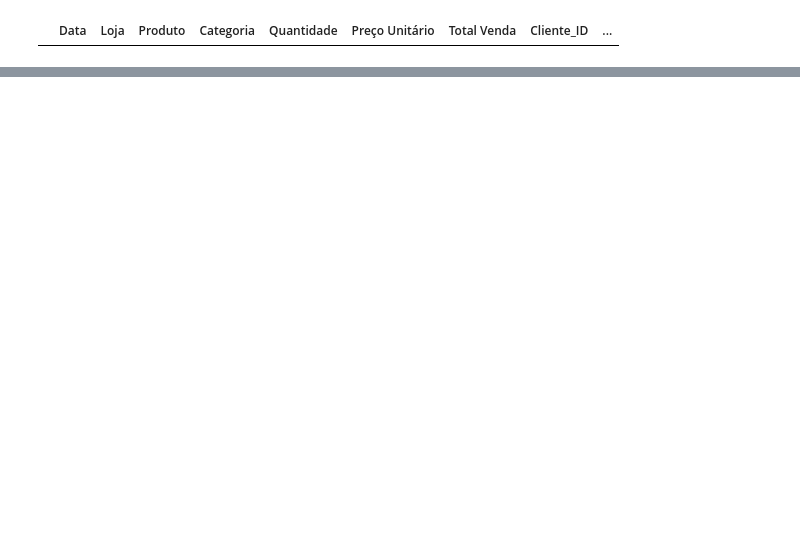
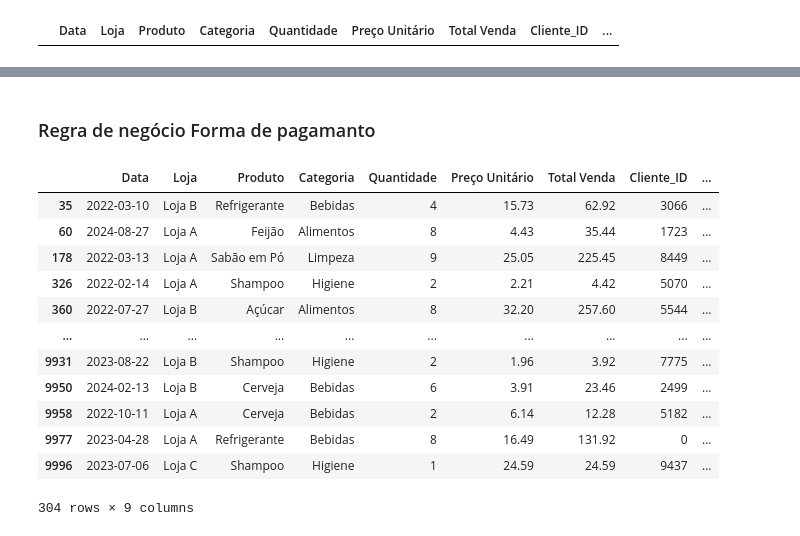
Before and after one commit to jailtonmonteiro/Supermercado, a Jupyter notebook: notebook/tratamento.ipynb, the cells around one changed output, grey strips where cells are left out. Cells and saved outputs as stored; diff of their text form; code cells hidden in the pictures; blank space fills up the shorter version.

```diff
--- a/notebook/tratamento.ipynb
+++ b/notebook/tratamento.ipynb
@@ -208,3 +209,3 @@ See the caveats in the documentation: https://pandas.pydata.org/pandas-docs/stab
 # %%
-dados['Preço Unitário'].fillna(mediaPreco, inplace=True)
-dados.loc[(dados['Preço Unitário'] < 0.50) | (dados['Preço Unitário'] > 500.0)] = mediaPreco
+# Preenchimento de preços vazios
+dados['Preço Unitário'] = dados['Preço Unitário'].fillna(mediaPreco)
@@ -217,0 +212,3 @@ For example, when doing 'df[col].method(value, inplace=True)', try using 'df.met
+# %%
+# Preenchimento de valores incorretos
+dados.loc[((dados['Preço Unitário'] < 0.50) | (dados['Preço Unitário'] > 500.0)), 'Preço Unitário'] = mediaPreco
@@ -257,5 +262,3 @@ dados.loc[dados['Total Venda'] != (dados['Preço Unitário'] * dados['Quantidade
 | 9991 | 2023-05-04 00:00:00.000000 | Loja A | Pasta de Dente | Higiene | 6 | 35.05 | NaN | 9151 | ... |
 | 9995 | 2022-02-04 00:00:00.000000 | Loja B | Sabão em Pó | Limpeza | 10 | 22.42 | NaN | 5088 | ... |
 3633 rows × 9 columns
-# %%
-dados['Total Venda'].loc[dados['Total Venda'] != (dados['Preço Unitário'] * dados['Quantidade'])] = dados['Quantidade'] * dados['Preço Unitário']
@@ -277 +265,4 @@ See the caveats in the documentation: https://pandas.pydata.org/pandas-docs/stab
+# %%
+# Preenchimento de valores corretos na coluna seguindo a formúla
+dados['Total Venda'] = dados['Preço Unitário'] * dados['Quantidade']
 # %%
@@ -280,0 +292,19 @@ dados.loc[dados['Total Venda'] != (dados['Preço Unitário'] * dados['Quantidade
+# %% [markdown]
+### Regra de negócio Forma de pagamanto
+# %%
+# Verificando valores vazios na forma de pagamento
+dados.loc[dados['Forma_Pagamento'].isnull()]
+# %% [output]
+|  | Data | Loja | Produto | Categoria | Quantidade | Preço Unitário | Total Venda | Cliente_ID | ... |
+| 35 | 2022-03-10 | Loja B | Refrigerante | Bebidas | 4 | 15.73 | 62.92 | 3066 | ... |
+| 60 | 2024-08-27 | Loja A | Feijão | Alimentos | 8 | 4.43 | 35.44 | 1723 | ... |
+| 178 | 2022-03-13 | Loja A | Sabão em Pó | Limpeza | 9 | 25.05 | 225.45 | 8449 | ... |
+| 326 | 2022-02-14 | Loja A | Shampoo | Higiene | 2 | 2.21 | 4.42 | 5070 | ... |
+| 360 | 2022-07-27 | Loja B | Açúcar | Alimentos | 8 | 32.20 | 257.60 | 5544 | ... |
+| ... | ... | ... | ... | ... | ... | ... | ... | ... | ... |
+| 9931 | 2023-08-22 | Loja B | Shampoo | Higiene | 2 | 1.96 | 3.92 | 7775 | ... |
+| 9950 | 2024-02-13 | Loja B | Cerveja | Bebidas | 6 | 3.91 | 23.46 | 2499 | ... |
+| 9958 | 2022-10-11 | Loja A | Cerveja | Bebidas | 2 | 6.14 | 12.28 | 5182 | ... |
+| 9977 | 2023-04-28 | Loja A | Refrigerante | Bebidas | 8 | 16.49 | 131.92 | 0 | ... |
+| 9996 | 2023-07-06 | Loja C | Shampoo | Higiene | 1 | 24.59 | 24.59 | 9437 | ... |
+304 rows × 9 columns
```
Also changed, not shown: parts of 23 cells of this notebook, 1 other file.
